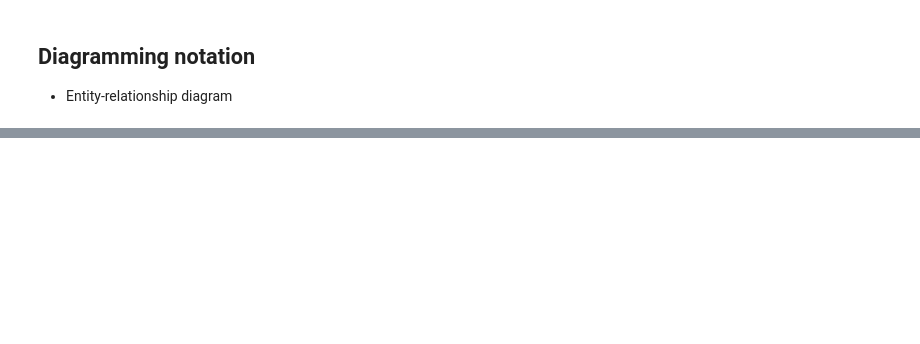
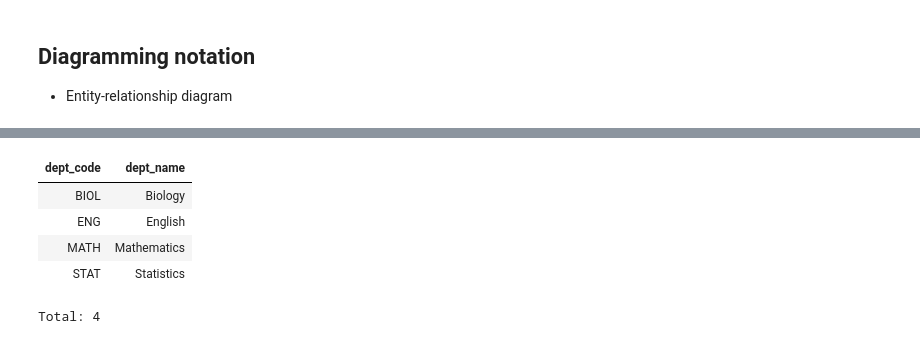
Before and after one commit to datajoint/datajoint-tutorials, a Jupyter notebook: db-course/003-ForeignKeys-DJ.ipynb, the cells around one changed output, grey strips where cells are left out. Saved outputs shown, nothing was run; the diff lists cells and outputs as text; code cells hidden in the pictures; blank space fills up the shorter version.

```diff
--- a/db-course/003-ForeignKeys-DJ.ipynb
+++ b/db-course/003-ForeignKeys-DJ.ipynb
@@ -42,0 +67,15 @@ class Person(dj.Manual):
+# %%
+@schema
+class Department(dj.Lookup):
+    definition = """
+    dept_code : char(4)
+    ---
+    dept_name : varchar(200)
+    """
+
+    contents = (
+        ("BIOL", "Biology"),
+        ("MATH", "Mathematics"),
+        ("STAT", "Statistics"),
+        ("ENG", "English")
+        )
@@ -42,0 +108,9 @@ class Person(dj.Manual):
+# %%
+Department()
+# %% [output]
+| dept_code | dept_name |
+| BIOL | Biology |
+| ENG | English |
+| MATH | Mathematics |
+| STAT | Statistics |
+Total: 4
```
Also changed, not shown: parts of 21 cells of this notebook, 1 other file.
